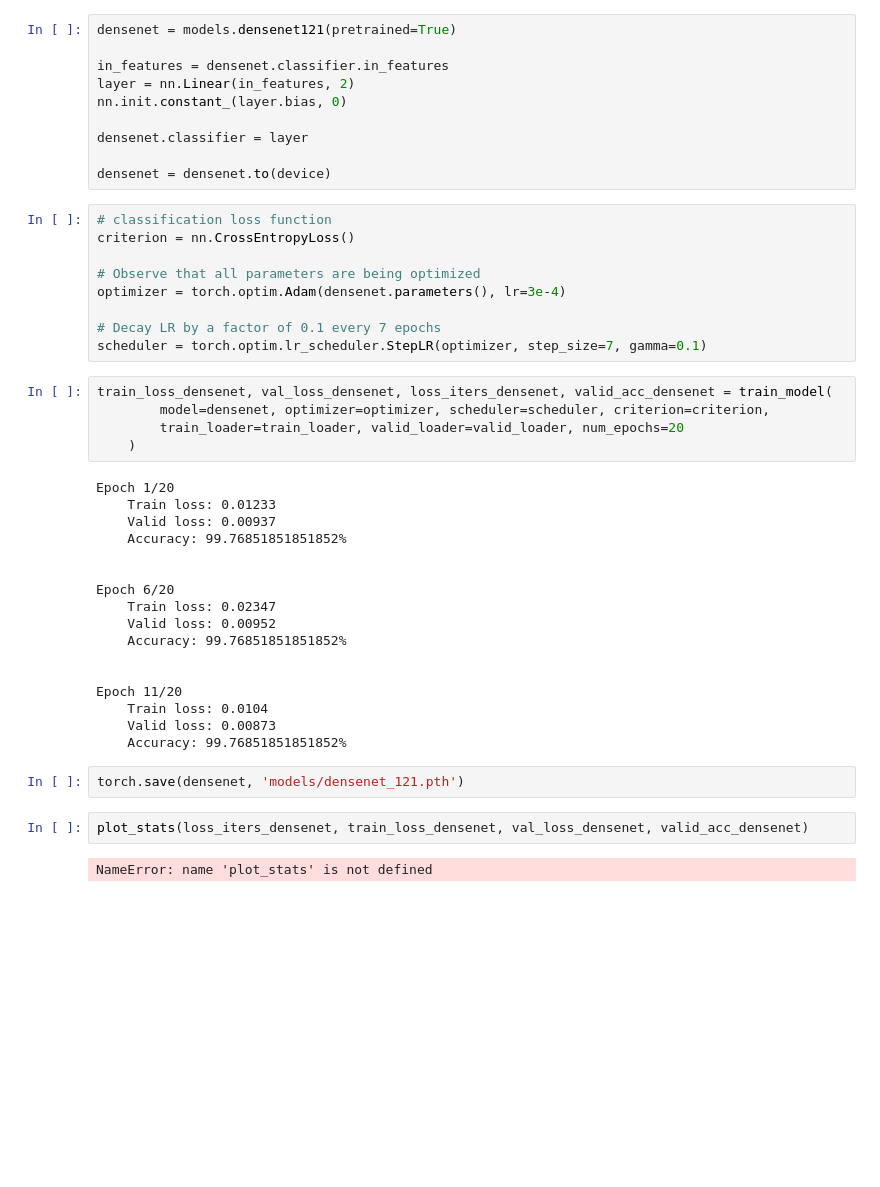
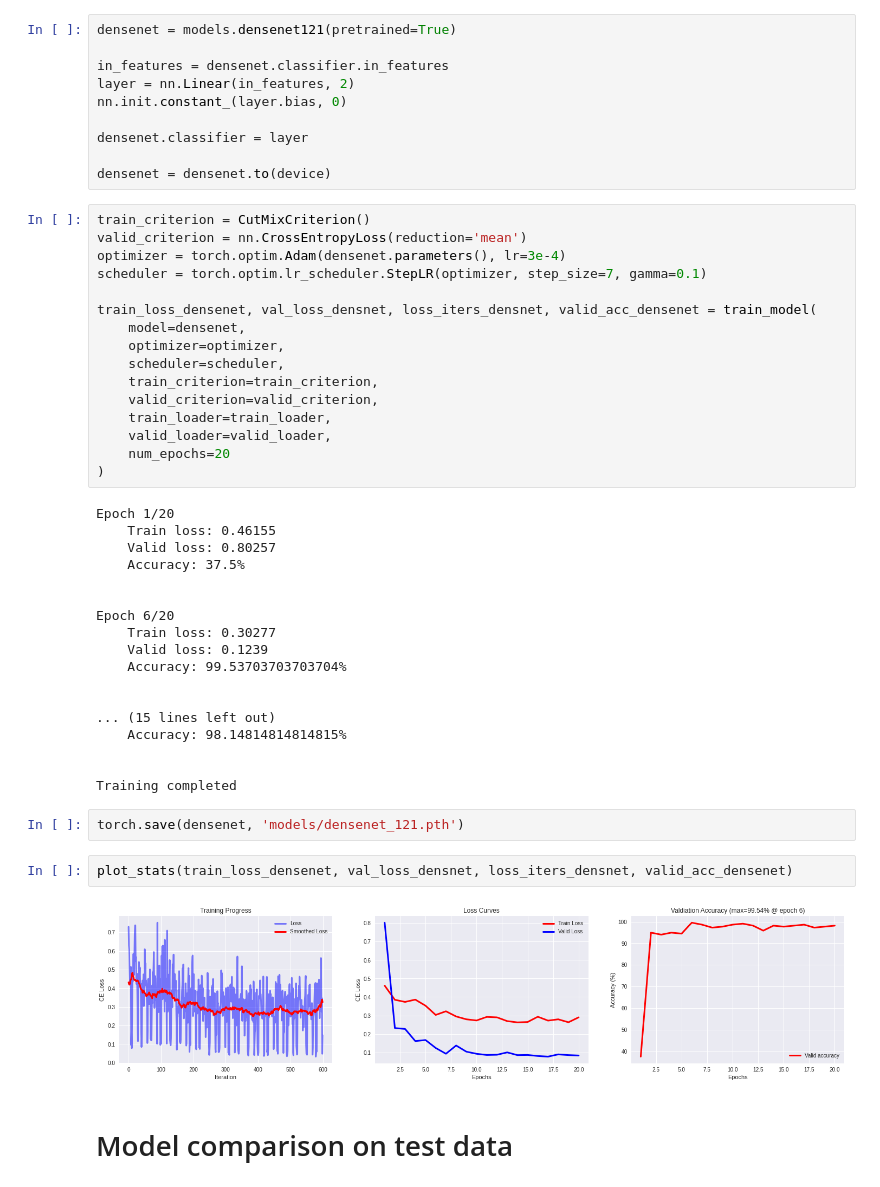
Before and after one commit to bsen/Lab-Vision-Systems, a Jupyter notebook: assignment_04/Untitled.ipynb, the cells around one changed output. Saved outputs shown, nothing was run; the diff lists cells and outputs as text; blank space fills up the shorter version.

```diff
--- a/assignment_04/Untitled.ipynb
+++ b/assignment_04/Untitled.ipynb
@@ -340,39 +342,44 @@ densenet.classifier = layer
 
 densenet = densenet.to(device)
 # %%
-# classification loss function
-criterion = nn.CrossEntropyLoss()
+train_criterion = CutMixCriterion()
+valid_criterion = nn.CrossEntropyLoss(reduction='mean')
+optimizer = torch.optim.Adam(densenet.parameters(), lr=3e-4)
+scheduler = torch.optim.lr_scheduler.StepLR(optimizer, step_size=7, gamma=0.1)
 
-# Observe that all parameters are being optimized
-optimizer = torch.optim.Adam(densenet.parameters(), lr=3e-4)
-
-# Decay LR by a factor of 0.1 every 7 epochs
-scheduler = torch.optim.lr_scheduler.StepLR(optimizer, step_size=7, gamma=0.1)
+train_loss_densenet, val_loss_densnet, loss_iters_densnet, valid_acc_densenet = train_model(
+    model=densenet,
+    optimizer=optimizer,
+    scheduler=scheduler,
+    train_criterion=train_criterion,
+    valid_criterion=valid_criterion,
+    train_loader=train_loader,
+    valid_loader=valid_loader,
+    num_epochs=20
+)
+# %% [output]
+Epoch 1/20
+    Train loss: 0.46155
+    Valid loss: 0.80257
+    Accuracy: 37.5%
+
+
+Epoch 6/20
+    Train loss: 0.30277
+    Valid loss: 0.1239
+    Accuracy: 99.53703703703704%
+
+
+... (15 lines left out)
+    Accuracy: 98.14814814814815%
+
+
+Training completed
-# %%
-train_loss_densenet, val_loss_densenet, loss_iters_densenet, valid_acc_densenet = train_model(
-        model=densenet, optimizer=optimizer, scheduler=scheduler, criterion=criterion,
-        train_loader=train_loader, valid_loader=valid_loader, num_epochs=20
-    )
-# %% [output]
-Epoch 1/20
-    Train loss: 0.01233
-    Valid loss: 0.00937
-    Accuracy: 99.76851851851852%
-
-
-Epoch 6/20
-    Train loss: 0.02347
-    Valid loss: 0.00952
-    Accuracy: 99.76851851851852%
-
-
-Epoch 11/20
-    Train loss: 0.0104
-    Valid loss: 0.00873
-    Accuracy: 99.76851851851852%
 # %%
 torch.save(densenet, 'models/densenet_121.pth')
 # %%
-plot_stats(loss_iters_densenet, train_loss_densenet, val_loss_densenet, valid_acc_densenet)
+plot_stats(train_loss_densenet, val_loss_densnet, loss_iters_densnet, valid_acc_densenet)
 # %% [output]
-NameError: name 'plot_stats' is not defined
+[figure, added]
+# %% [markdown]
+# Model comparison on test data
```
Also changed, not shown: parts of 9 cells of this notebook.
